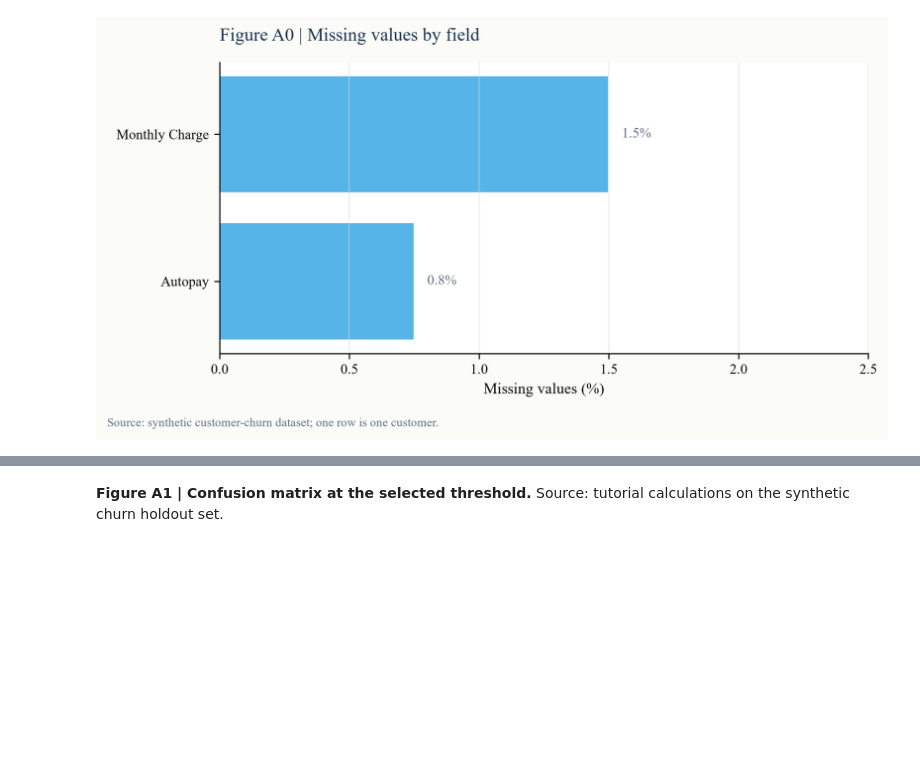
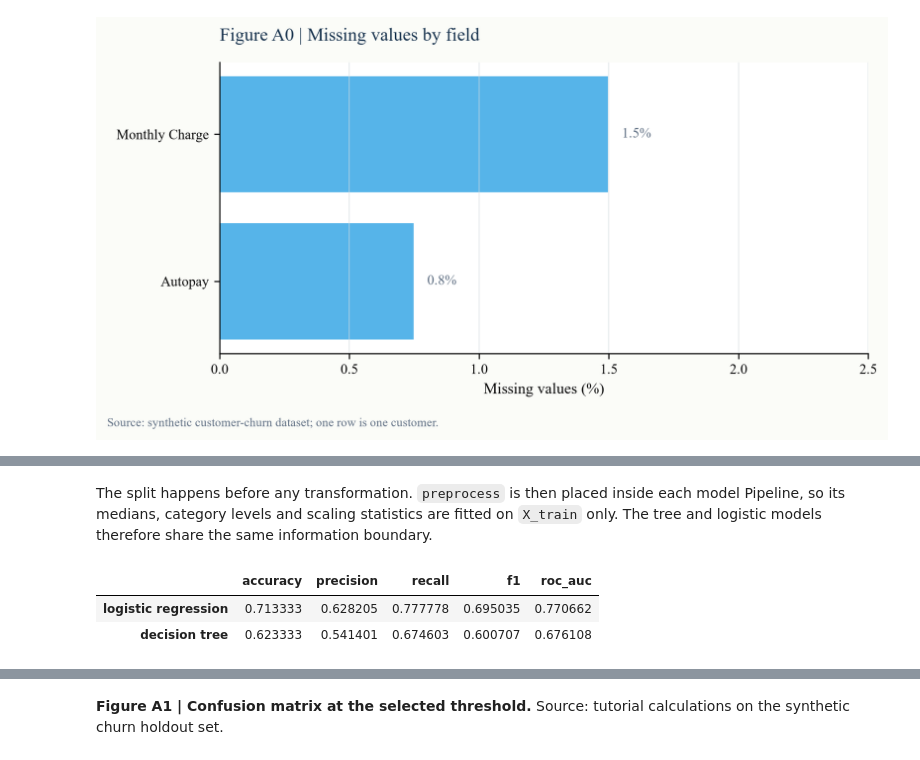
Before and after one commit to Aayloo/data-science-crisp-dm-tutorial, a Jupyter notebook: notebooks/01-customer-churn.ipynb, the cells around one changed output, grey strips where cells are left out. Drawn from its saved outputs; the diff is of its cells as text; code cells hidden in the pictures; blank space fills up the shorter version.

```diff
--- a/notebooks/01-customer-churn.ipynb
+++ b/notebooks/01-customer-churn.ipynb
@@ -116,0 +129,51 @@ pd.Series(churn.confusion, name="customers").to_frame()
+# %% [markdown]
+The split happens before any transformation. `preprocess` is then
+placed inside each model Pipeline, so its medians, category levels and scaling
+statistics are fitted on `X_train` only. The tree and logistic models therefore
+share the same information boundary.
+# %%
+logistic = Pipeline([
+    ("prepare", preprocess),
+    ("model", LogisticRegression(max_iter=1_000, random_state=42)),
+])
+
+tree = Pipeline([
+    ("prepare", preprocess),
+    ("model", DecisionTreeClassifier(
+        max_depth=4,
+        min_samples_leaf=18,
+        random_state=42,
+    )),
+])
+
+_ = logistic.fit(X_train, y_train)
+_ = tree.fit(X_train, y_train)
+# %%
+from sklearn.metrics import (
+    accuracy_score, confusion_matrix, f1_score,
+    precision_score, recall_score, roc_auc_score,
+)
+
+threshold = 0.40
+logistic_probability = logistic.predict_proba(X_test)[:, 1]
+tree_probability = tree.predict_proba(X_test)[:, 1]
+logistic_prediction = (logistic_probability >= threshold).astype(int)
+tree_prediction = (tree_probability >= threshold).astype(int)
+
+def evaluate_classifier(y_true, prediction, probability):
+    return {
+        "accuracy": accuracy_score(y_true, prediction),
+        "precision": precision_score(y_true, prediction, zero_division=0),
+        "recall": recall_score(y_true, prediction, zero_division=0),
+        "f1": f1_score(y_true, prediction, zero_division=0),
+        "roc_auc": roc_auc_score(y_true, probability),
+    }
+
+pd.DataFrame({
+    "logistic regression": evaluate_classifier(y_test, logistic_prediction, logistic_probability),
+    "decision tree": evaluate_classifier(y_test, tree_prediction, tree_probability),
+}).T
+# %% [output]
+|  | accuracy | precision | recall | f1 | roc_auc |
+| logistic regression | 0.713333 | 0.628205 | 0.777778 | 0.695035 | 0.770662 |
+| decision tree | 0.623333 | 0.541401 | 0.674603 | 0.600707 | 0.676108 |
```
Also changed, not shown: parts of 7 cells of this notebook, 37 other files.
